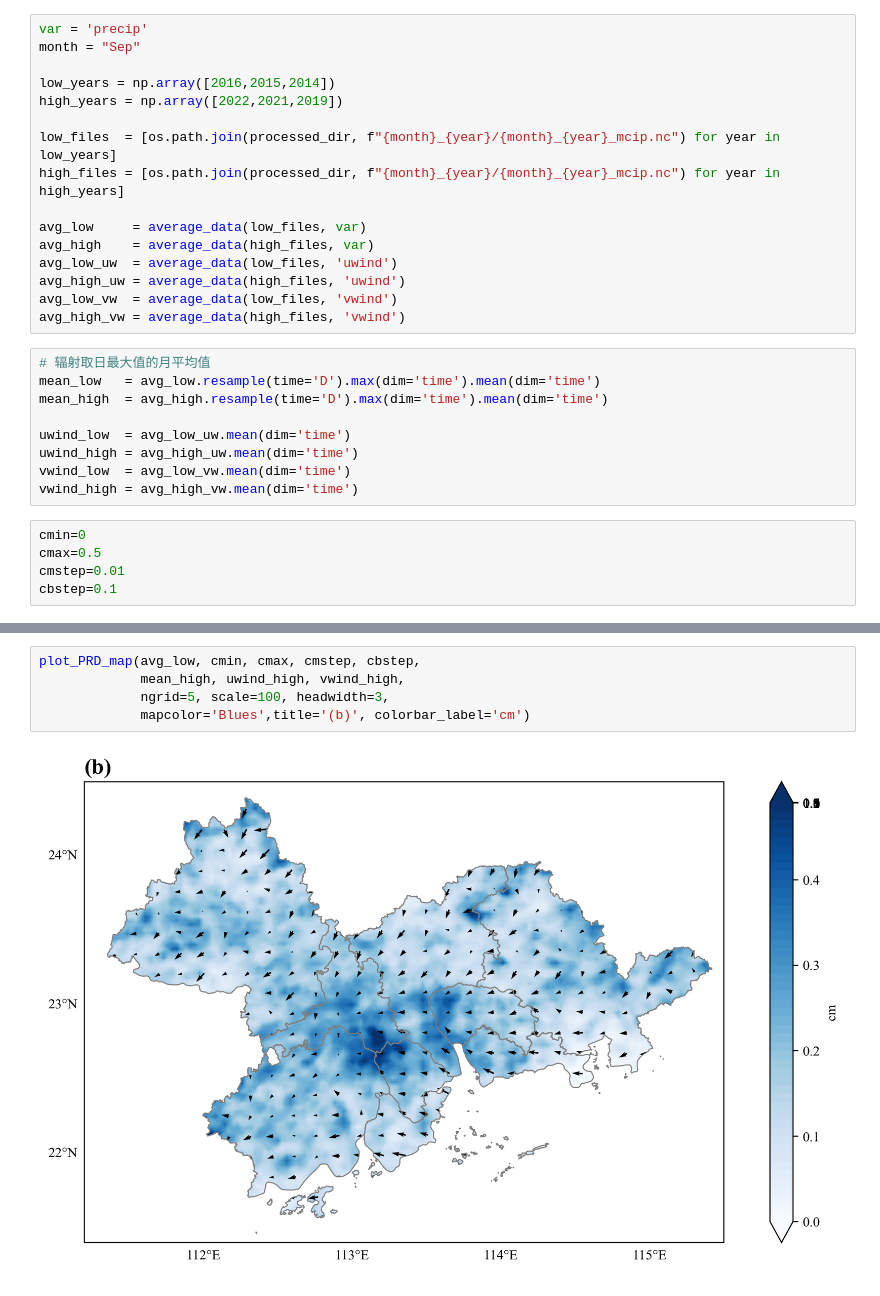
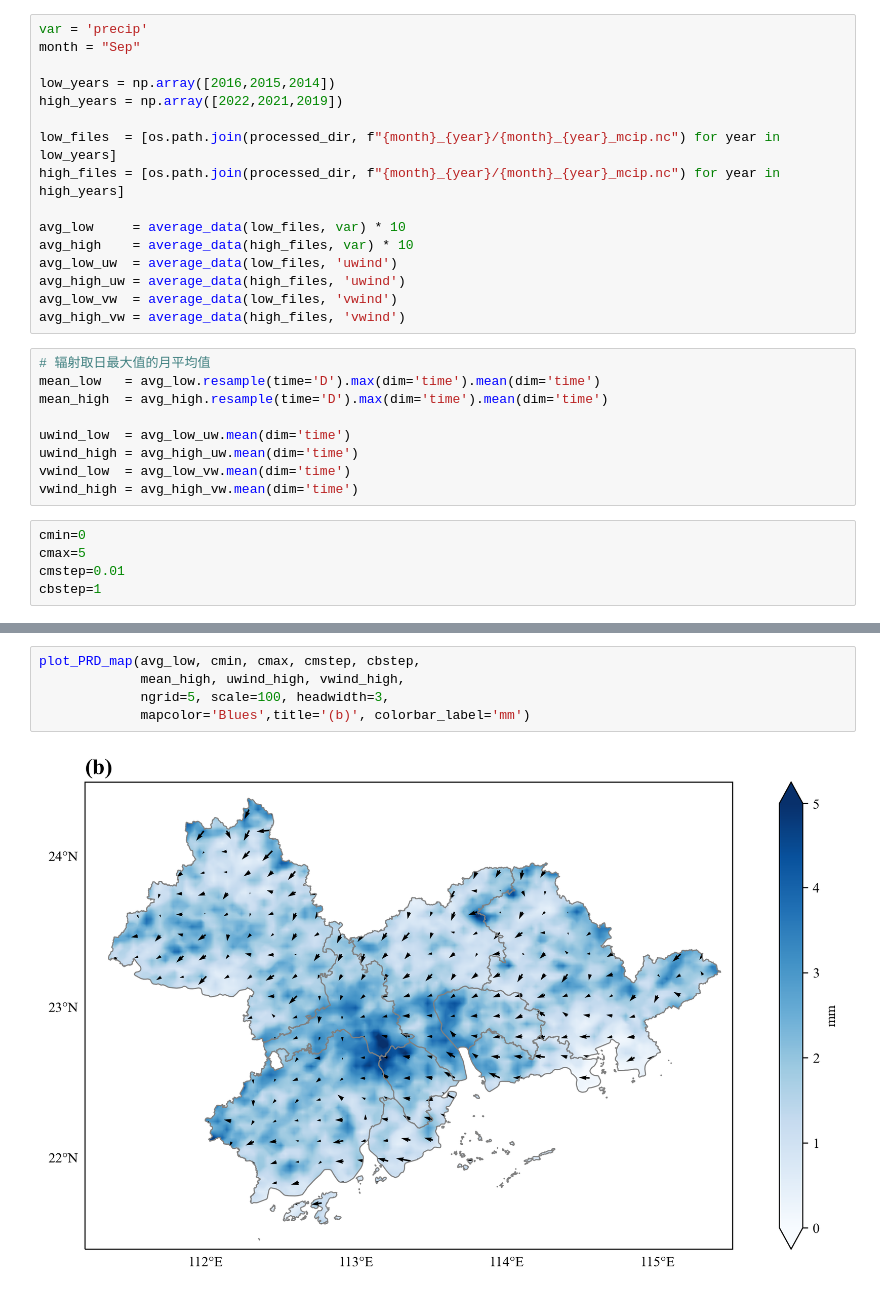
Before and after one commit to Iphisxu/MasterGRAD-Annually, a Jupyter notebook: scripts/Plot_spatial/precip.ipynb, the cells around one changed output, grey strips where cells are left out. Saved outputs shown, nothing was run; the diff lists cells and outputs as text.

```diff
--- a/scripts/Plot_spatial/precip.ipynb
+++ b/scripts/Plot_spatial/precip.ipynb
@@ -28,8 +28,8 @@ high_years = np.array([2022,2021,2019])
 low_files  = [os.path.join(processed_dir, f"{month}_{year}/{month}_{year}_mcip.nc") for year in low_years]
 high_files = [os.path.join(processed_dir, f"{month}_{year}/{month}_{year}_mcip.nc") for year in high_years]
 
-avg_low     = average_data(low_files, var)
-avg_high    = average_data(high_files, var)
+avg_low     = average_data(low_files, var) * 10
+avg_high    = average_data(high_files, var) * 10
 avg_low_uw  = average_data(low_files, 'uwind')
 avg_high_uw = average_data(high_files, 'uwind')
 avg_low_vw  = average_data(low_files, 'vwind')
@@ -45,9 +45,9 @@ vwind_low  = avg_low_vw.mean(dim='time')
 vwind_high = avg_high_vw.mean(dim='time')
 # %%
 cmin=0
-cmax=0.5
+cmax=5
 cmstep=0.01
-cbstep=0.1
+cbstep=1
 # %%
 plot_PRD_map(avg_low, cmin, cmax, cmstep, cbstep,
              mean_low, uwind_low, vwind_low,
@@ -58,8 +58,8 @@ plot_PRD_map(avg_low, cmin, cmax, cmstep, cbstep,
 # %%
 plot_PRD_map(avg_low, cmin, cmax, cmstep, cbstep,
              mean_high, uwind_high, vwind_high,
              ngrid=5, scale=100, headwidth=3,
-             mapcolor='Blues',title='(b)', colorbar_label='cm')
+             mapcolor='Blues',title='(b)', colorbar_label='mm')
 # %% [output]
-[figure, old version]
+[figure, new version]
 # %%
```
Also changed, not shown: parts of 2 cells of this notebook, 1 other file.
